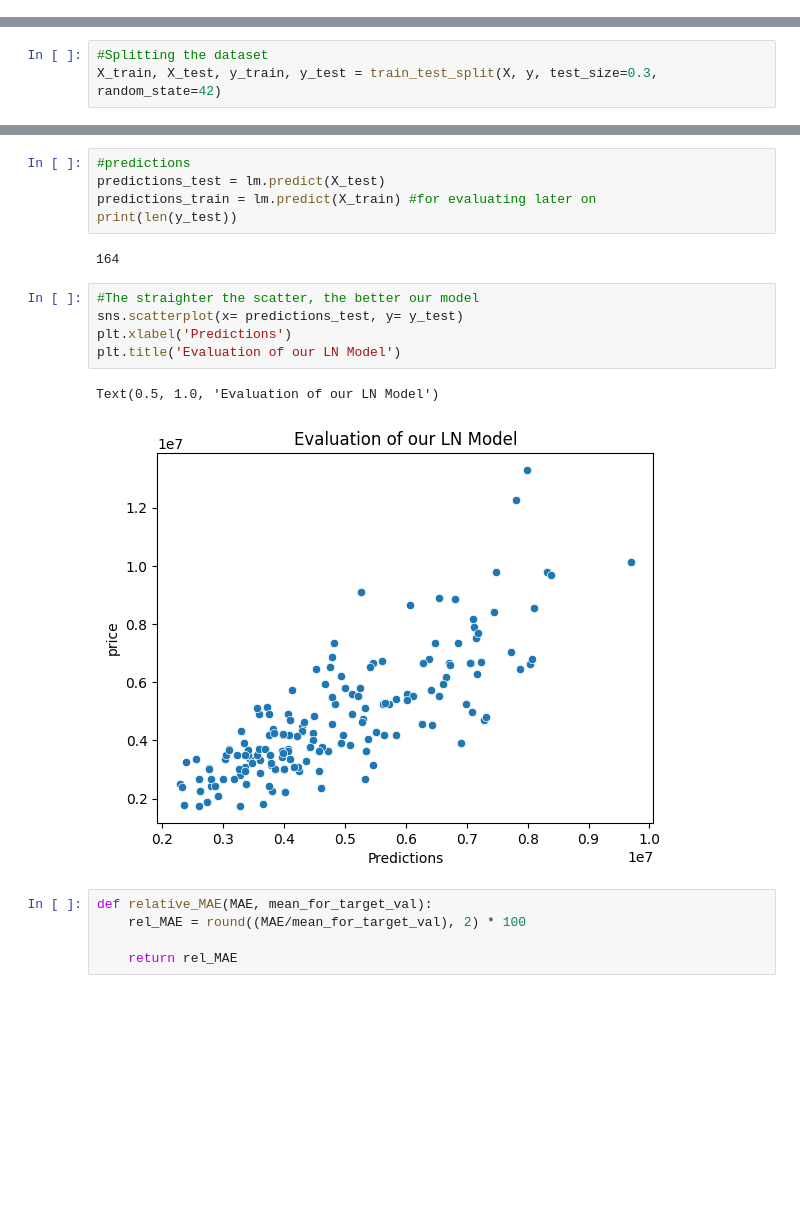
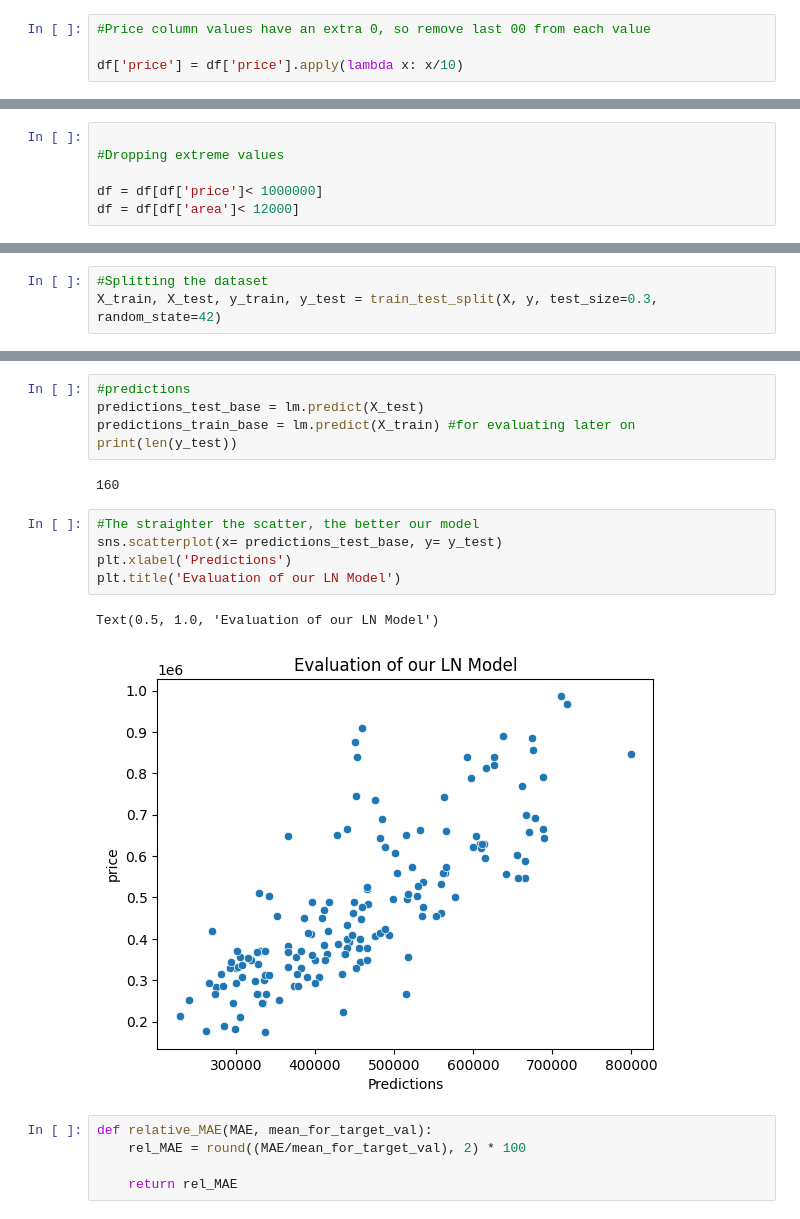
Before and after one commit to sh4ruyan/predictingHousePrices, a Jupyter notebook: predictingHousePrices.ipynb, the cells around one changed output, grey strips where cells are left out. Cells and saved outputs as stored; diff of their text form; blank space fills up the shorter version.

```diff
--- a/predictingHousePrices.ipynb
+++ b/predictingHousePrices.ipynb
@@ -27,0 +39,4 @@ df.head()
+# %%
+#Price column values have an extra 0, so remove last 00 from each value
+
+df['price'] = df['price'].apply(lambda x: x/10)
@@ -114,0 +141,6 @@ sns.jointplot(x= 'area', y ='price', data= df)
+# %%
+
+#Dropping extreme values
+
+df = df[df['price']< 1000000]
+df = df[df['area']< 12000]
@@ -232,18 +287,18 @@ cdf
 # %%
 #predictions
-predictions_test = lm.predict(X_test)
-predictions_train = lm.predict(X_train) #for evaluating later on
+predictions_test_base = lm.predict(X_test)
+predictions_train_base = lm.predict(X_train) #for evaluating later on
 print(len(y_test))
 # %% [output]
-164
+160
 # %%
 #The straighter the scatter, the better our model
-sns.scatterplot(x= predictions_test, y= y_test)
+sns.scatterplot(x= predictions_test_base, y= y_test)
 plt.xlabel('Predictions')
 plt.title('Evaluation of our LN Model')
 # %% [output]
 Text(0.5, 1.0, 'Evaluation of our LN Model')
-[figure, old version]
+[figure, new version]
 # %%
 def relative_MAE(MAE, mean_for_target_val):
     rel_MAE = round((MAE/mean_for_target_val), 2) * 100
```
Also changed, not shown: parts of 40 cells of this notebook.
